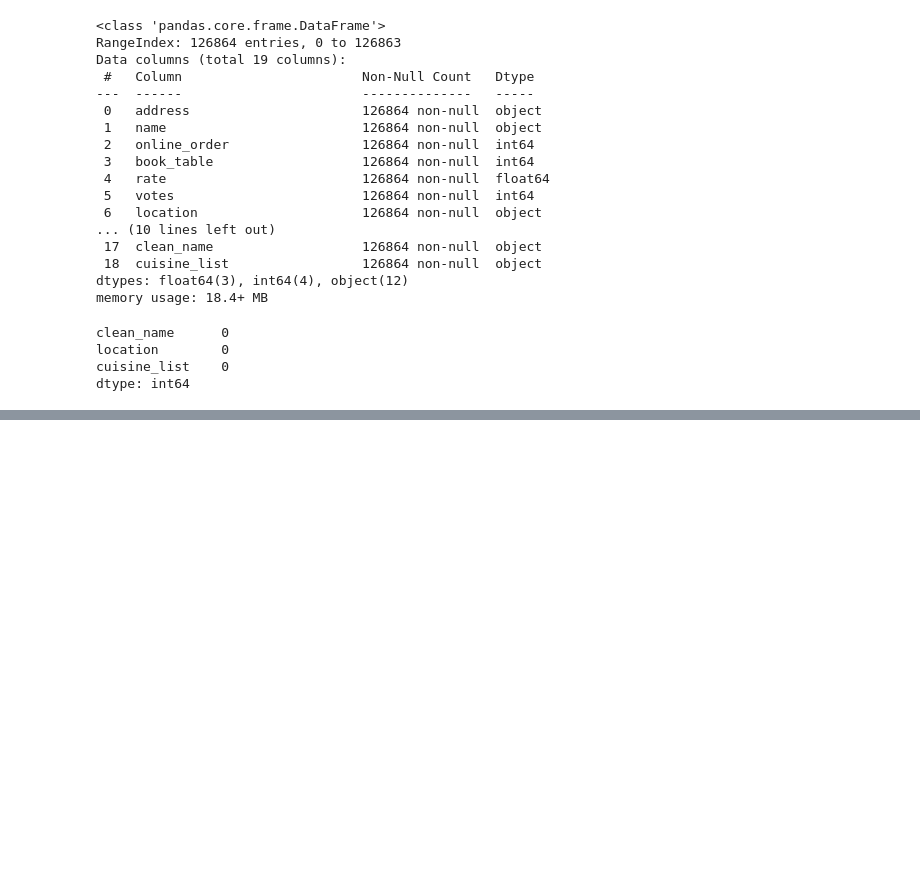
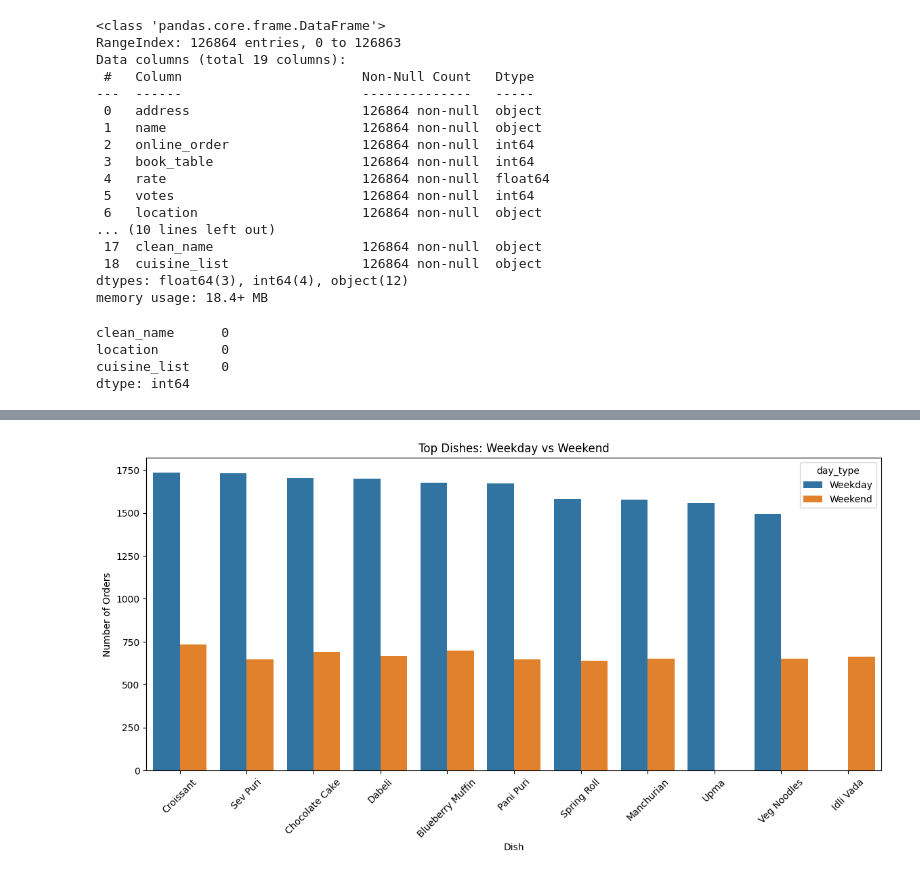
Before and after one commit to AvadhootAK/Restuarant-Data-Project, a Jupyter notebook: customer_behavior_analysis.ipynb, the cells around one changed output, grey strips where cells are left out. Saved outputs shown, nothing was run; the diff lists cells and outputs as text; code cells hidden in the pictures; blank space fills up the shorter version.

Commit message:
weekday vs weekend order analysis

```diff
--- a/customer_behavior_analysis.ipynb
+++ b/customer_behavior_analysis.ipynb
@@ -350,0 +374,4 @@ cuisine_dim.to_csv("cuisine_dim.csv")
+# %%
+data['day_type']= data["day_of_week"].apply(
+    lambda x: "Weekend" if x in ["Saturday", "Sunday"] else "Weekday"
+)
@@ -350,0 +387,7 @@ cuisine_dim.to_csv("cuisine_dim.csv")
+# %%
+dish_day_summary=  (
+    data
+    .groupby(['dish', 'day_type'])
+    .size()
+    .reset_index(name='order_count')
+)
@@ -350,0 +403,12 @@ cuisine_dim.to_csv("cuisine_dim.csv")
+# %%
+top_weekday_dishes = (
+    dish_day_summary[dish_day_summary['day_type'] == 'Weekday']
+    .sort_values(by='order_count', ascending=False)
+    .head(10)
+)
+
+top_weekend_dishes = (
+    dish_day_summary[dish_day_summary['day_type'] == "Weekend"]
+    .sort_values(by='order_count', ascending=False)
+    .head(10)
+)
@@ -350,0 +443,20 @@ cuisine_dim.to_csv("cuisine_dim.csv")
+# %%
+combined_top_dishes = pd.concat(
+    [top_weekday_dishes, top_weekend_dishes]
+)
+# %%
+plt.figure(figsize= (14,6))
+sns.barplot(
+    data=combined_top_dishes,
+    x='dish',
+    y='order_count',
+    hue='day_type'
+)
+
+plt.title("Top Dishes: Weekday vs Weekend")
+plt.xlabel("Dish")
+plt.ylabel("Number of Orders")
+plt.xticks(rotation=45)
+plt.show()
+# %% [output]
+[figure, added]
```
Also changed, not shown: parts of 9 cells of this notebook.
